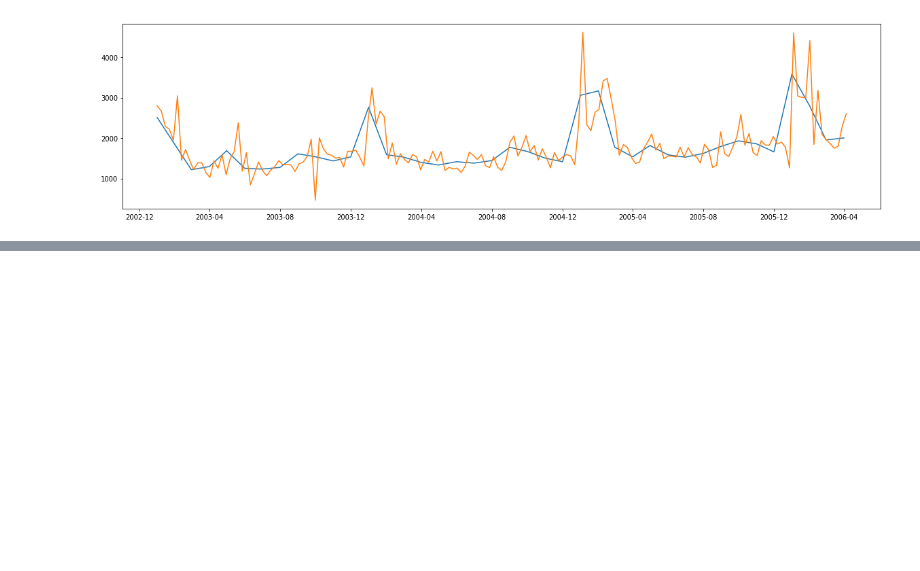
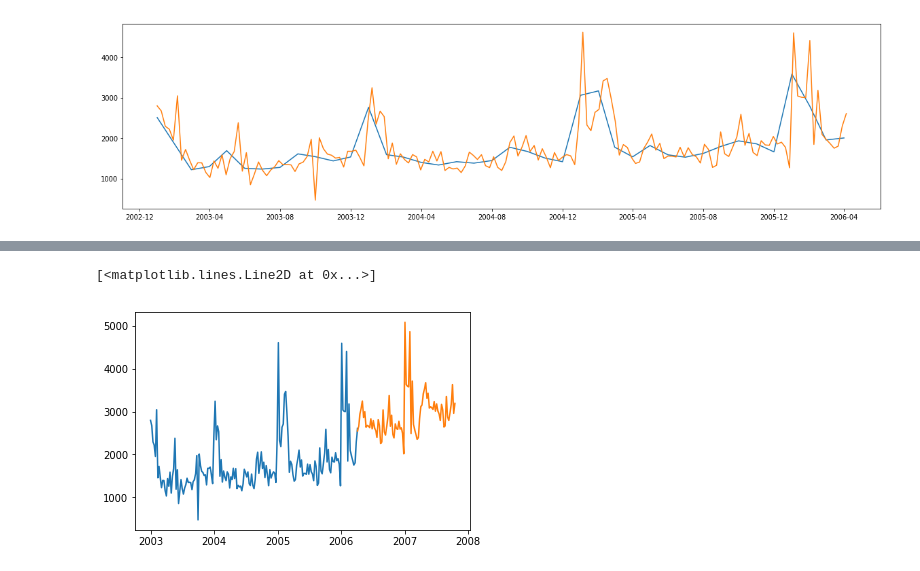
Before and after one commit to EchanHe/yancheng, a Jupyter notebook: data_manipulation.ipynb, the cells around one changed output, grey strips where cells are left out. Cells and saved outputs as stored; diff of their text form; code cells hidden in the pictures; blank space fills up the shorter version.

```diff
--- a/data_manipulation.ipynb
+++ b/data_manipulation.ipynb
@@ -274,0 +348,15 @@ plt.show()
+# %%
+model_season = SARIMAX(ts_week,
+                       order=(1, 0, 1),
+                       seasonal_order=(1, 0, 1, 52),enforce_invertibility=False)
+
+results = model_season.fit()
+
+#也是预测未来的80周
+pred = results.get_prediction(start=170,end=250)
+#pred.predicted_mean
+plt.plot(ts_week)
+plt.plot(pred.predicted_mean)
+# %% [output]
+[<matplotlib.lines.Line2D at 0x...>]
+[figure, added]
```
Also changed, not shown: parts of 24 cells of this notebook, 3 other files.
